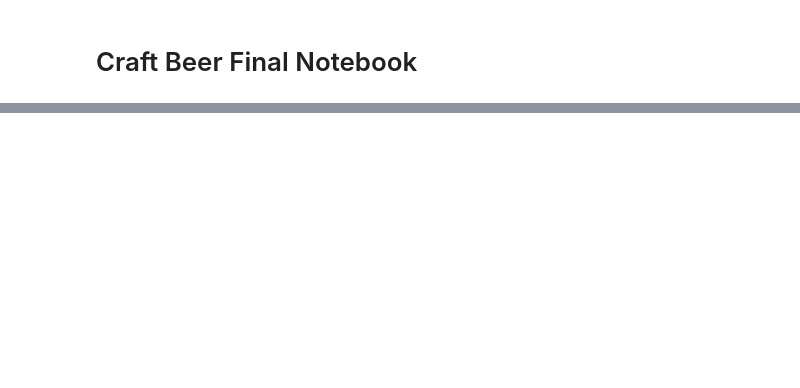
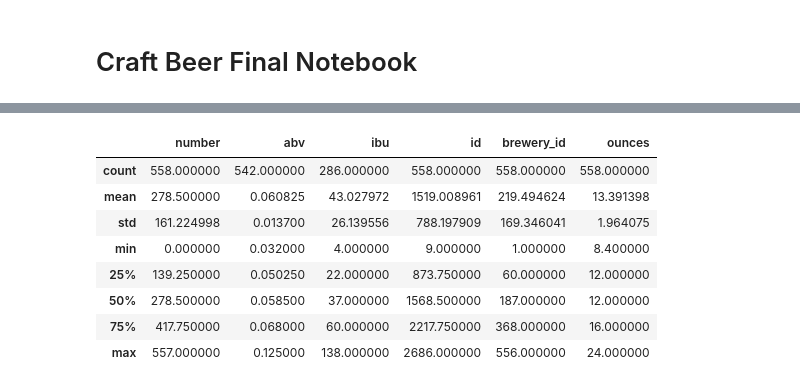
Before and after one commit to jamesallen0351/craft_beer, a Jupyter notebook: beer_final.ipynb, the cells around one changed output, grey strips where cells are left out. Saved outputs shown, nothing was run; the diff lists cells and outputs as text; code cells hidden in the pictures; blank space fills up the shorter version.

```diff
--- a/beer_final.ipynb
+++ b/beer_final.ipynb
@@ -41,0 +45,12 @@ beer_states().head()
+# %%
+df.describe()
+# %% [output]
+|  | number | abv | ibu | id | brewery_id | ounces |
+| count | 558.000000 | 542.000000 | 286.000000 | 558.000000 | 558.000000 | 558.000000 |
+| mean | 278.500000 | 0.060825 | 43.027972 | 1519.008961 | 219.494624 | 13.391398 |
+| std | 161.224998 | 0.013700 | 26.139556 | 788.197909 | 169.346041 | 1.964075 |
+| min | 0.000000 | 0.032000 | 4.000000 | 9.000000 | 1.000000 | 8.400000 |
+| 25% | 139.250000 | 0.050250 | 22.000000 | 873.750000 | 60.000000 | 12.000000 |
+| 50% | 278.500000 | 0.058500 | 37.000000 | 1568.500000 | 187.000000 | 12.000000 |
+| 75% | 417.750000 | 0.068000 | 60.000000 | 2217.750000 | 368.000000 | 16.000000 |
+| max | 557.000000 | 0.125000 | 138.000000 | 2686.000000 | 556.000000 | 24.000000 |
```
Also changed, not shown: parts of 6 cells of this notebook, 1 other file.
